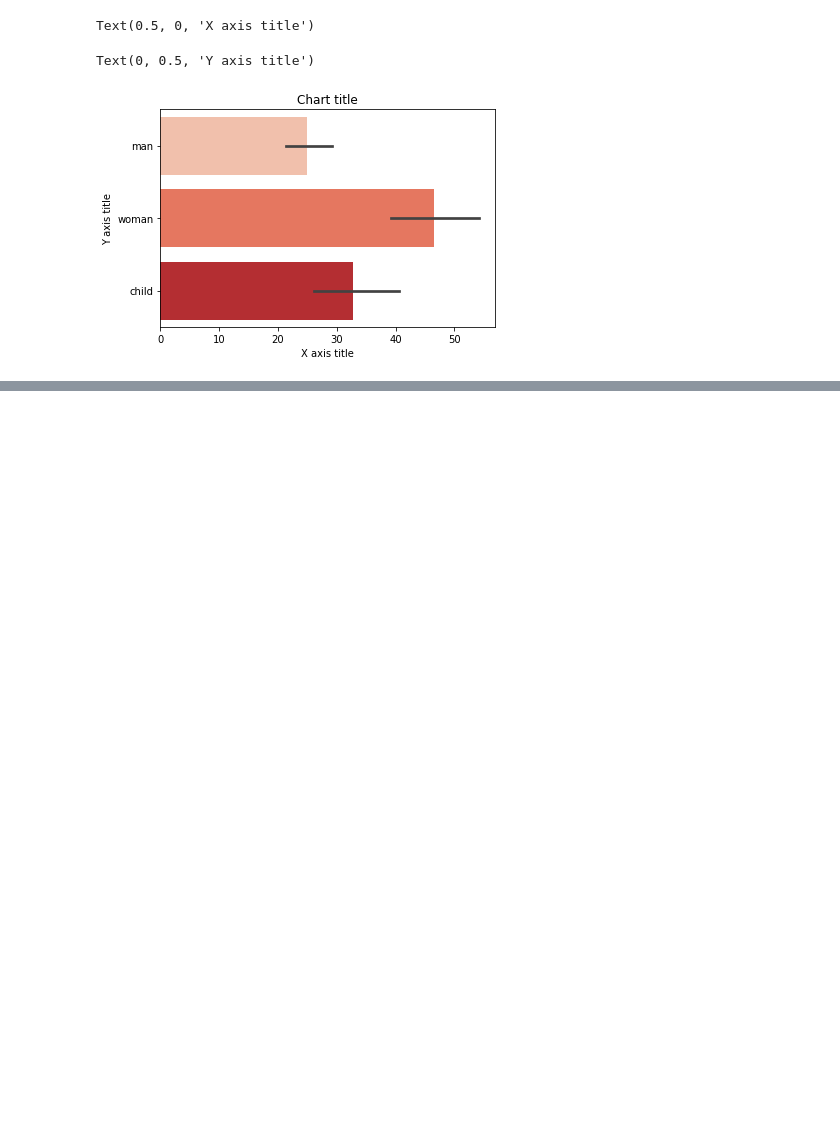
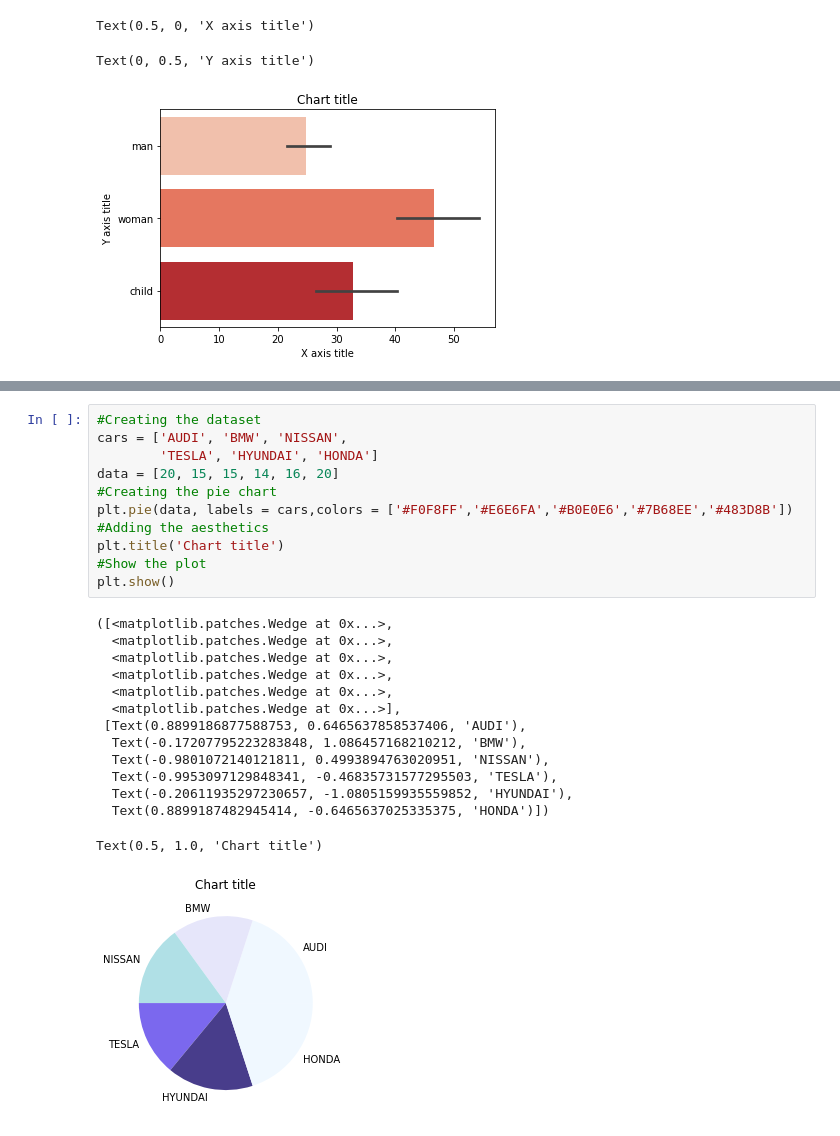
Before and after one commit to hollyhira/Local_to_Git, a Jupyter notebook: Titanic_with_Visualizations/Titanic Practice.ipynb, the cells around one changed output, grey strips where cells are left out. Drawn from its saved outputs; the diff is of its cells as text; blank space fills up the shorter version.

```diff
--- a/Titanic_with_Visualizations/Titanic Practice.ipynb
+++ b/Titanic_with_Visualizations/Titanic Practice.ipynb
@@ -407,0 +420,26 @@ plt.show()
+# %%
+#Creating the dataset
+cars = ['AUDI', 'BMW', 'NISSAN',
+        'TESLA', 'HYUNDAI', 'HONDA']
+data = [20, 15, 15, 14, 16, 20]
+#Creating the pie chart
+plt.pie(data, labels = cars,colors = ['#F0F8FF','#E6E6FA','#B0E0E6','#7B68EE','#483D8B'])
+#Adding the aesthetics
+plt.title('Chart title')
+#Show the plot
+plt.show()
+# %% [output]
+([<matplotlib.patches.Wedge at 0x...>,
+  <matplotlib.patches.Wedge at 0x...>,
+  <matplotlib.patches.Wedge at 0x...>,
+  <matplotlib.patches.Wedge at 0x...>,
+  <matplotlib.patches.Wedge at 0x...>,
+  <matplotlib.patches.Wedge at 0x...>],
+ [Text(0.8899186877588753, 0.6465637858537406, 'AUDI'),
+  Text(-0.17207795223283848, 1.086457168210212, 'BMW'),
+  Text(-0.9801072140121811, 0.4993894763020951, 'NISSAN'),
+  Text(-0.9953097129848341, -0.46835731577295503, 'TESLA'),
+  Text(-0.20611935297230657, -1.0805159935559852, 'HYUNDAI'),
+  Text(0.8899187482945414, -0.6465637025335375, 'HONDA')])
+Text(0.5, 1.0, 'Chart title')
+[figure, added]
```
Also changed, not shown: parts of 71 cells of this notebook, 1 other file.
